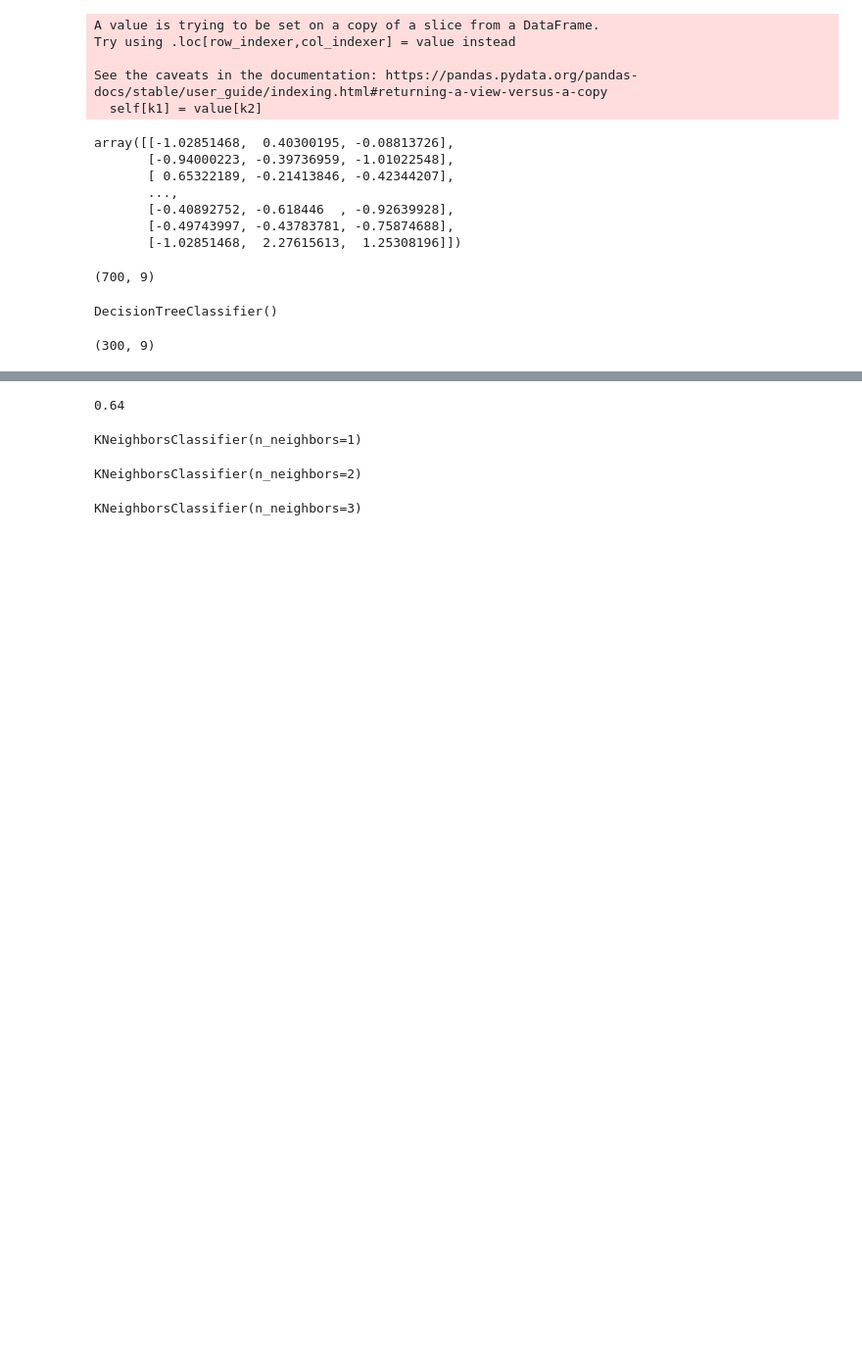
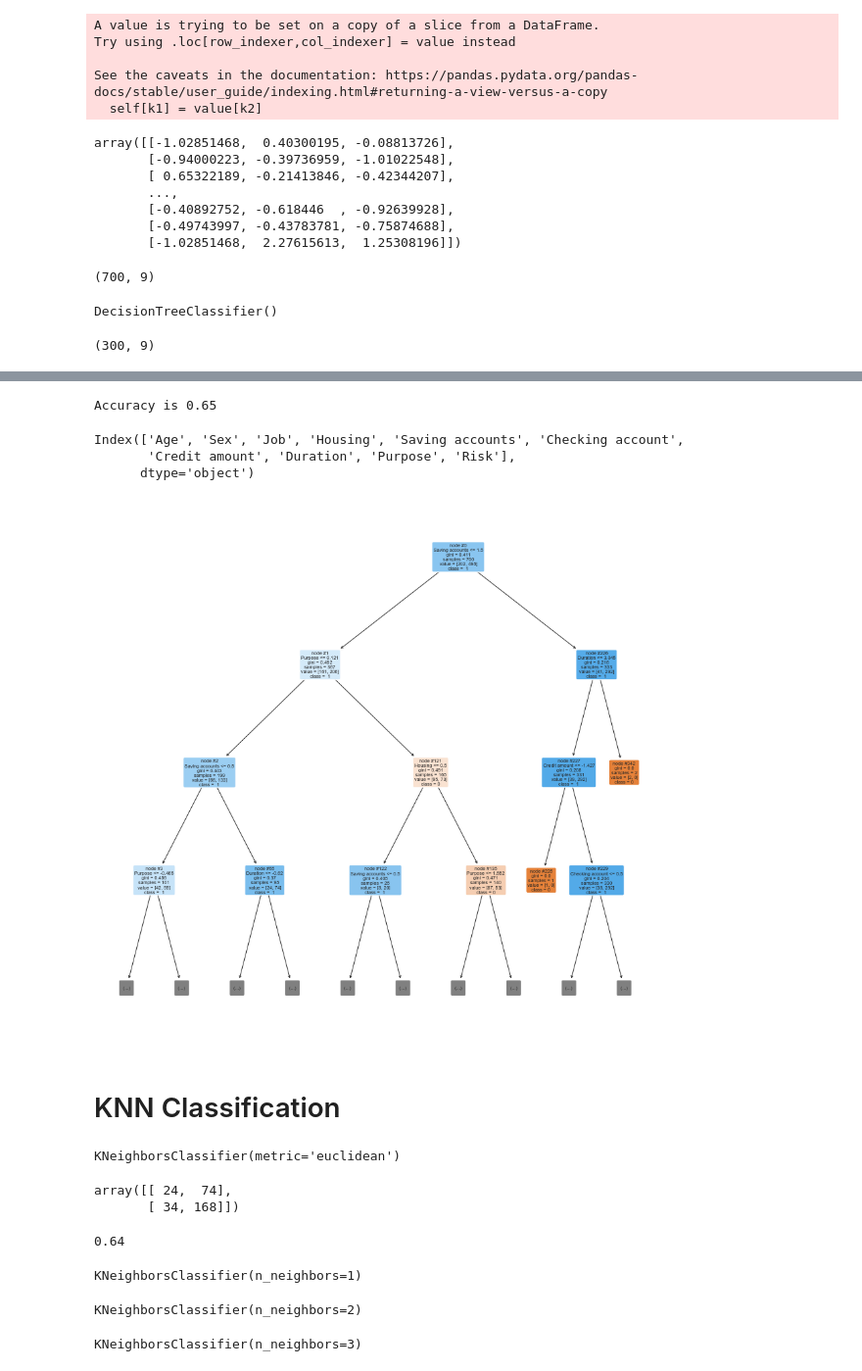
Before and after one commit to BagyashreeCM/MLP, a Jupyter notebook: German credit risk using Decision tree and Knn classifier.ipynb, the cells around one changed output, grey strips where cells are left out. Shown: that part at 98% size. Saved outputs shown, nothing was run; the diff lists cells and outputs as text; code cells hidden in the pictures; blank space fills up the shorter version.

```diff
--- a/German credit risk using Decision tree and Knn classifier.ipynb
+++ b/German credit risk using Decision tree and Knn classifier.ipynb
@@ -331,3 +358,45 @@ array([[ 24,  74],
+# %%
+y_pred = D.predict(Xtr1)
+print(f"Accuracy is {np.sum((y_test == y_pred))/y_test.size}")
+# %% [output]
+Accuracy is 0.65
+# %%
+A.columns
+# %% [output]
+Index(['Age', 'Sex', 'Job', 'Housing', 'Saving accounts', 'Checking account',
+       'Credit amount', 'Duration', 'Purpose', 'Risk'],
+      dtype='object')
+# %%
+_=plt.figure(figsize=(15,15))
+_=plot_tree(
+            D,
+            max_depth = 3,  # Draw upto depth of 3
+            rounded = True, # Rounded boxes
+            filled = True,  # Boxes filled with color
+            impurity = True,# Show impurity level
+            node_ids = True,# Display node_id
+            feature_names = ['Age', 'Sex', 'Job', 'Housing', 'Saving accounts', 'Checking account',
+       'Credit amount', 'Duration', 'Purpose'],
+            class_names = ['0',' 1']
+            )
+
+_=plt.show()
+# %% [output]
+[figure, added]
+# %% [markdown]
+# KNN Classification
+# %%
+knn = KNeighborsClassifier(n_neighbors=5, metric='euclidean')
+knn.fit(X_train, y_train)
+# %% [output]
+KNeighborsClassifier(metric='euclidean')
+# %%
+y_pred = knn.predict(X_test)
+from sklearn.metrics import confusion_matrix
+confusion_matrix(y_test, y_pred)
+# %% [output]
+array([[ 24,  74],
+       [ 34, 168]])
 # %%
 from sklearn.metrics import accuracy_score
 accuracy_score(y_test, y_pred)
```
Also changed, not shown: parts of 16 cells of this notebook, 3 other files.
